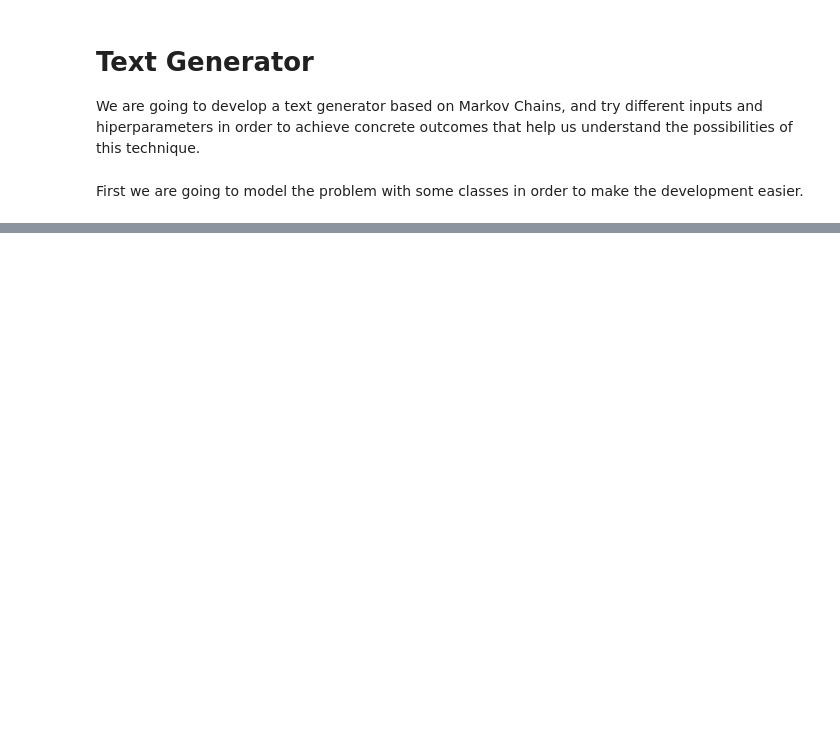
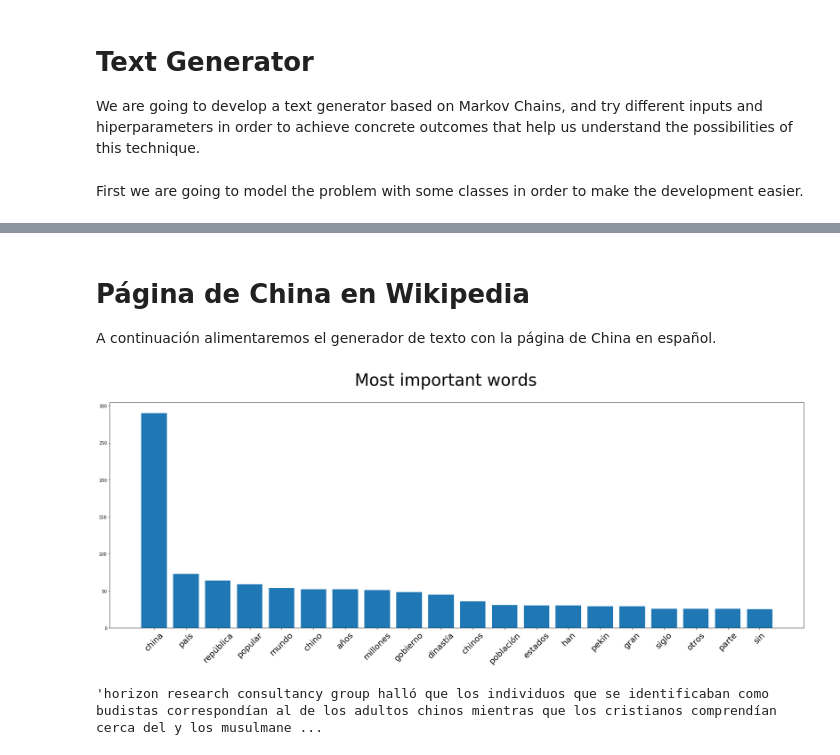
Before and after one commit to tomasaccini/Text-Generator-Markov-Chains, a Jupyter notebook: Text Generator.ipynb, the cells around one changed output, grey strips where cells are left out. Cells and saved outputs as stored; diff of their text form; code cells hidden in the pictures; blank space fills up the shorter version.

```diff
--- a/Text Generator.ipynb
+++ b/Text Generator.ipynb
@@ -92,0 +176,15 @@ textGenerator.generate_text(10)
+# %% [markdown]
+# Página de China en Wikipedia
+A continuación alimentaremos el generador de texto con la página de China en español.
+# %%
+china_file = open("China.txt")
+china_content = " ".join(china_file.readlines())
+textGeneratorChina = TextGenerator(china_content, 3)
+textGeneratorChina.process_text()
+textGeneratorChina.plot_most_important_words(20)
+# %% [output]
+[figure, added]
+# %%
+textGeneratorChina.generate_text(15)
+# %% [output]
+'horizon research consultancy group halló que los individuos que se identificaban como budistas correspondían al de los adultos chinos mientras que los cristianos comprendían cerca del y los musulmane ...
```
Also changed, not shown: parts of 17 cells of this notebook, 6 other files.
